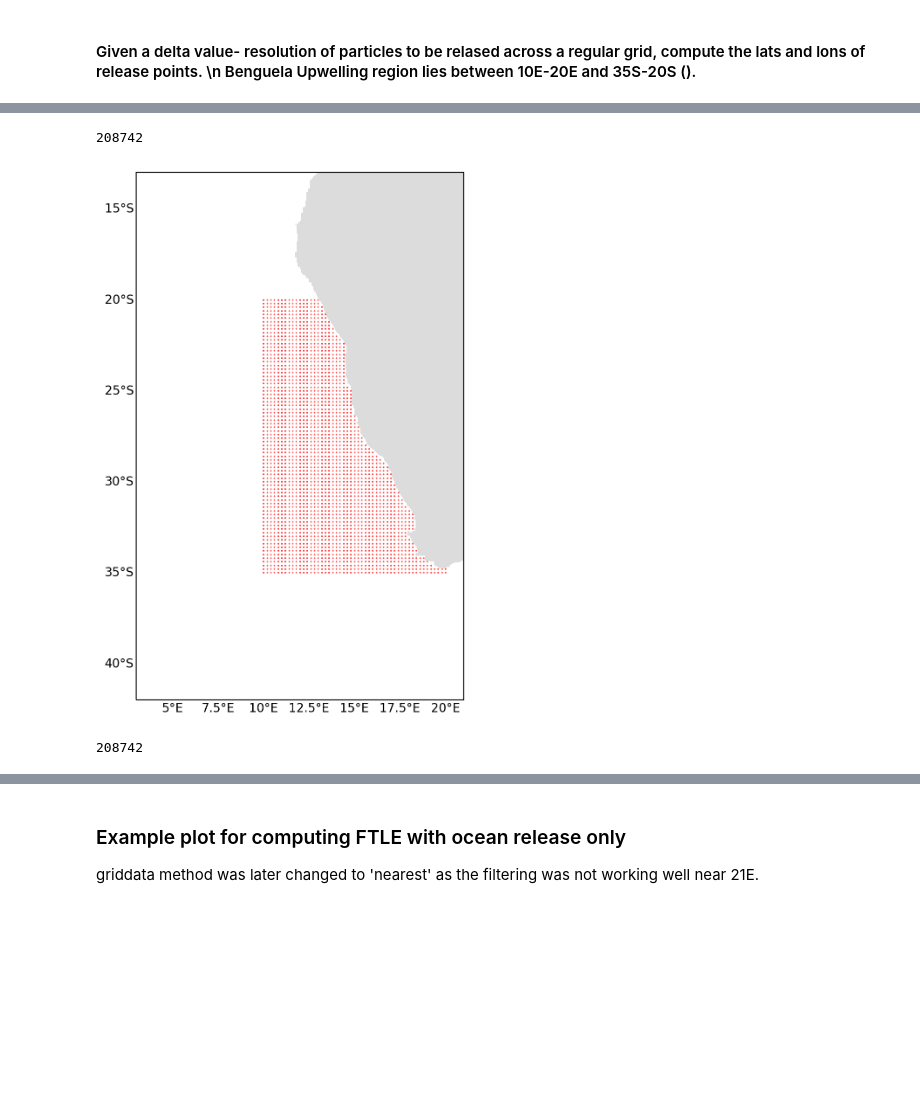
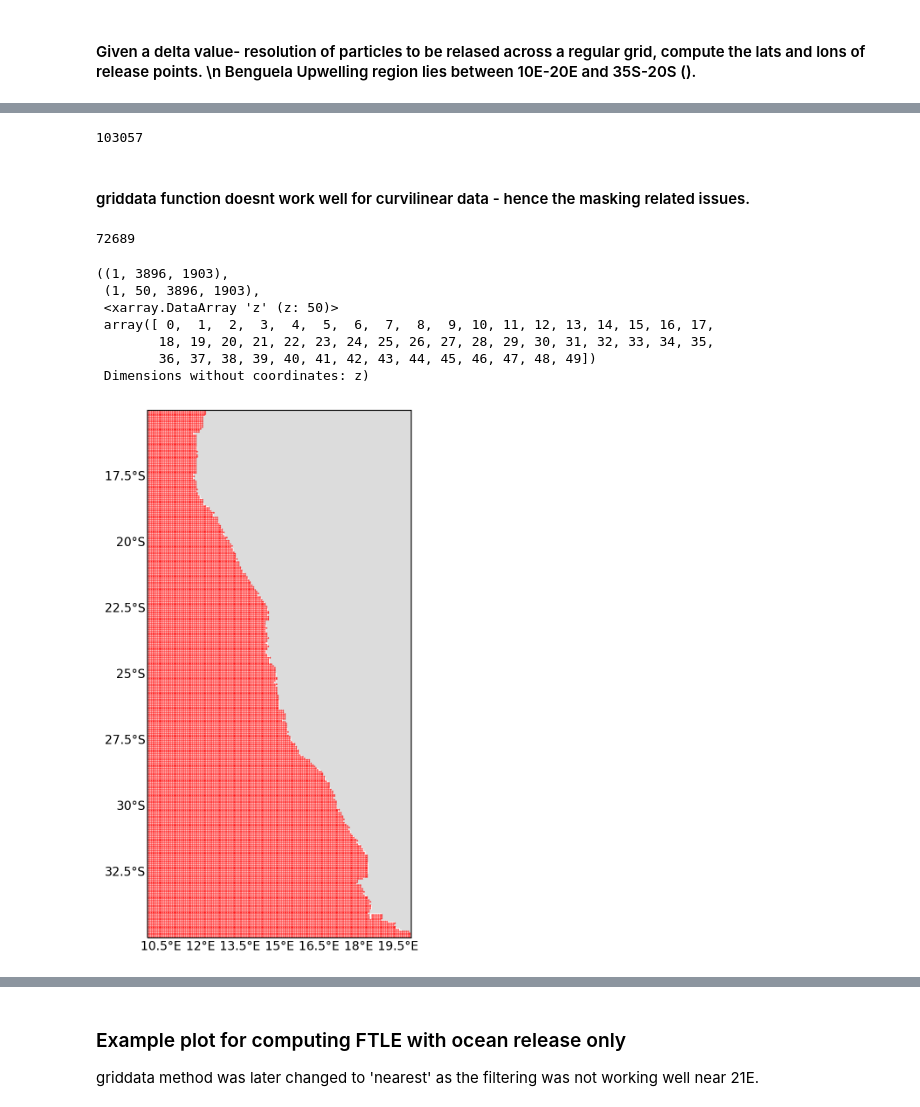
Before and after one commit to OceanParcels/atlanteco_plankton_plastic_nutrients_dispersion, a Jupyter notebook: src/processing/extract_Benguela_region.ipynb, the cells around one changed output, grey strips where cells are left out. Saved outputs shown, nothing was run; the diff lists cells and outputs as text; code cells hidden in the pictures; blank space fills up the shorter version.

Commit message:
correct masking-nav_lat/lon, grid point release

```diff
--- a/src/processing/extract_Benguela_region.ipynb
+++ b/src/processing/extract_Benguela_region.ipynb
@@ -15,3 +15,7 @@ mask_ds = xr.open_dataset(model_mask_file, decode_times=False).load()
 mask_lon = mask_ds['glamf'].values
 mask_lat = mask_ds['gphif'].values
 mask_land = mask_ds['tmask'].values
+
+# additionaly load the following fields to
+lats_new=mask_ds['nav_lat'].values
+lons_new=mask_ds['nav_lon'].values
@@ -50,22 +71,39 @@ print(delta)
 # %%
 points = list(zip(regions_lons.flatten(), regions_lats.flatten()))
 release_lons, release_lats = zip(*points)
+print(len(release_lons))
+# %% [output]
+103057
+# %% [markdown]
+<h4>griddata function doesnt work well for curvilinear data - hence the masking related issues.
 # %%
-# land_val_release = griddata((mask_lon.ravel(), mask_lat.ravel()), mask_land[0,0,1:,1:].ravel(),
-#                             (regions_lons, regions_lats), method='nearest', fill_value=0)
-land_val_release = griddata((mask_lon[0, :-1, :-1].ravel(), mask_lat[0, :-1, :-1].ravel()), mask_land[0,0,1:,1:].ravel(),
-                            (regions_lons, regions_lats), method='nearest', fill_value=0)
+land_val_release = griddata((lons_new.ravel(), lats_new.ravel()), mask_land[0,0,:,:].ravel(),
+                            (regions_lons, regions_lats), method='nearest', fill_value=0)     # Method 1- improved masking with nav_lat and nav_lon
+# land_val_release = griddata((mask_lon[0, :-1, :-1].ravel(), mask_lat[0, :-1, :-1].ravel()), mask_land[0,0,1:,1:].ravel(),
+#                             (regions_lons, regions_lats), method='nearest', fill_value=0)   # Method 2 much better masking
+
+#see below comparison for 1/16th release and different methods of filtering.
+
 bool_mask = land_val_release.astype(bool)
+ocean_lons = regions_lons[bool_mask]
+ocean_lats = regions_lats[bool_mask]
+len(ocean_lats)
+# %% [output]
+72689
+# %%
+mask_lon.shape, mask_land.shape, mask_ds.z
+# %% [output]
+((1, 3896, 1903),
+ (1, 50, 3896, 1903),
+ <xarray.DataArray 'z' (z: 50)>
+ array([ 0,  1,  2,  3,  4,  5,  6,  7,  8,  9, 10, 11, 12, 13, 14, 15, 16, 17,
+        18, 19, 20, 21, 22, 23, 24, 25, 26, 27, 28, 29, 30, 31, 32, 33, 34, 35,
+        36, 37, 38, 39, 40, 41, 42, 43, 44, 45, 46, 47, 48, 49])
+ Dimensions without coordinates: z)
 # %%
 # np.savez_compressed('/nethome/manra003/analysis/dispersion/Benguela_cropped_boolmask_961X641.npz', mask=bool_mask, lons=regions_lons, lats=regions_lats)
 
 # np.savez_compressed('/nethome/manra003/analysis/dispersion/Benguela_cropped_boolmask_1601x1025.npz', mask=bool_mask, lons=regions_lons, lats=regions_lats)
-# %%
-ocean_lons = regions_lons[bool_mask]
-ocean_lats = regions_lats[bool_mask]
-len(ocean_lats)
-# %% [output]
-208742
 # %%
 locations = pd.DataFrame(data=[ocean_lons, ocean_lats]).T
 locations.columns=['Longitude', 'Latitude']
@@ -74,34 +112,30 @@ locations.to_csv('/nethome/manra003/atlanteco_plankton_plastic_nutrients_dispers
 # %%
 custom_size=10
 fig = plt.figure(figsize=(12,8), dpi=200)
 ax = plt.axes(projection=ccrs.PlateCarree())
 gl = ax.gridlines(draw_labels=True)
 gl.xlines = False
 gl.ylines = False
 gl.top_labels = False
 gl.right_labels = False
 gl.xlabel_style = {'size': custom_size, 'color': 'k'}
 gl.ylabel_style = {'size': custom_size, 'color': 'k'}
 colormap = clr.ListedColormap(['gainsboro', 'white'])
 
 # Near Amazon river- 4-5 month simulations
 ax.pcolormesh(mask_lon[0, 1249:1750, 1499:], mask_lat[0, 1249:1750, 1499:], mask_land[0,0, 1250:1750, 1500:], cmap=colormap)
 # ax.pcolormesh(mask_lon[0, :, :], mask_lat[0, :, :], mask_land[0,0, 1:, 1:], cmap=colormap)
 
 # ax.scatter(mask_lon[0, 1249:1750, 1499:], mask_lat[0, 1249:1750, 1499:],marker='X',s=0.3, c='red')
 # ax.scatter(mask_lon[0, :, :], mask_lat[0, :, :], c=mask_land[0,0, :, :], cmap=plt.cm.Reds, s=0.5)
 # ax.scatter(mask_lon[0, :, :], mask_lat[0, :, :],marker='X',s=0.3, c='red')
 
 
-ax.set_xlim(3,21)
-ax.set_ylim(-42,-13)
-# ax.set_xlim(16.5,18.5)
-# ax.set_ylim(-32.5,-29.5)
+# ax.set_xlim(3,21)
+# ax.set_ylim(-42,-13)
+ax.set_xlim(10, 20)
+ax.set_ylim(-35, -15)
 ax.scatter(ocean_lons, ocean_lats, s=0.1, c="red")
 plt.show()
 # %% [output]
-[figure, old version]
+[figure, new version]
-# %%
-len(ocean_lons)
-# %% [output]
-208742
```
Also changed, not shown: parts of 20 cells of this notebook.
